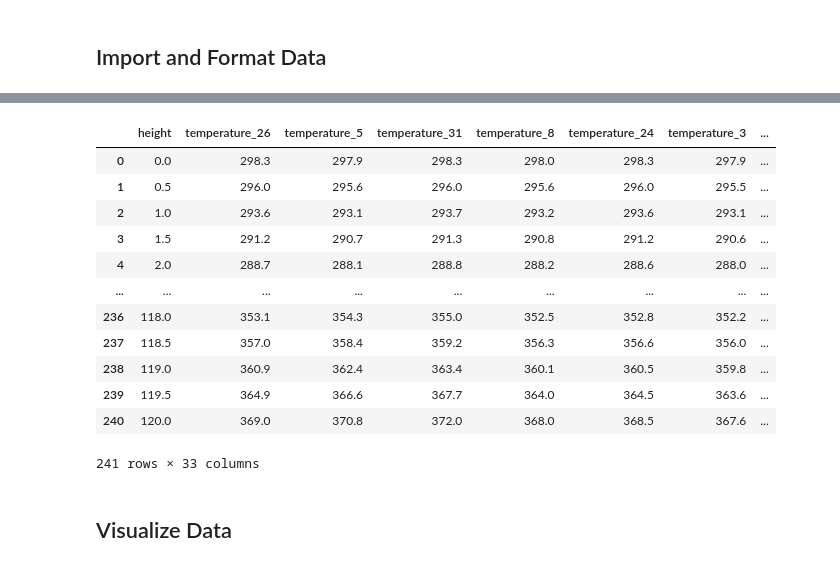
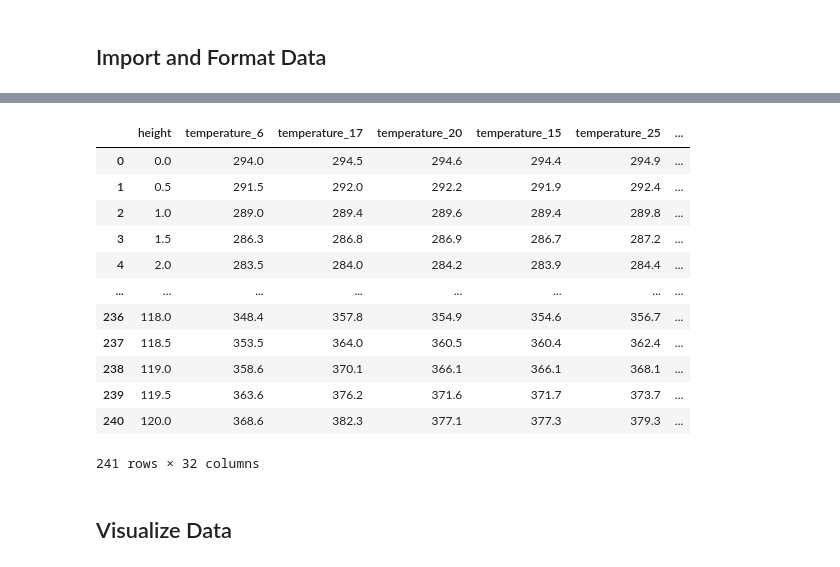
Before and after one commit to alinadevkota/DataViz, a Jupyter notebook: notebooks/load_and_visualize.ipynb, the cells around one changed output, grey strips where cells are left out. Cells and saved outputs as stored; diff of their text form; code cells hidden in the pictures.

```diff
--- a/notebooks/load_and_visualize.ipynb
+++ b/notebooks/load_and_visualize.ipynb
@@ -4,43 +31,52 @@
 import os
 import pandas as pd
 # %%
-data_dir = "./data"
-month_dfs = {}
-for month_dir in os.listdir(data_dir):
-    month_dir_path = os.path.join(data_dir, month_dir)
-    month_name = "".join([x for x in month_dir if not x.isdigit()])
+data_dir = "./data" # path to data directory
+month_dfs = {} # dictionary to store dataframe for each month
 
-    for i, day_file in enumerate(os.listdir(month_dir_path)):
-        day_file_path = os.path.join(month_dir_path, day_file)
-        day = "".join([x for x in day_file if x.isdigit()])
-        df = pd.read_csv(day_file_path, sep="  ", header=None, names=['height', f'temperature_{day}'])
+for month_dir in os.listdir(data_dir): # find all folders for each month
+    month_dir_path = os.path.join(data_dir, month_dir) # get path to each month folder
+    month_name = "".join([x for x in month_dir if not x.isdigit()]) # extract only the name of the month
+
+    for i, day_file in enumerate(os.listdir(month_dir_path)): # find all data files for a month
+        day_file_path = os.path.join(month_dir_path, day_file) # get path to each data file containing data for each day
+        day = "".join([x for x in day_file if x.isdigit()]) # get the day number
+
+        df = pd.read_csv(day_file_path, sep="  ", header=None,
+                         names=['height', f'temperature_{day}']) # read the files, the files contain no header,
+                                                                # thus the columns are given names manually,
+                                                                # It was found that there were two spaces between data of
+                                                                # two columns thus sep was set to "  ".
 
         if i == 0:
             month_df = df
         else:
-            month_df = pd.merge(month_df, df, on='height')
+            month_df = pd.merge(month_df, df, on='height') # join the dataframes on basis of height
 
+    # extract column names for temperatures
     month_df_columns = month_df.columns
     temperature_columns = [x for x in month_df_columns if 'temperature' in x]
+
+    # get average temperature at a given height for the month
     month_df['avg_temperature'] = month_df[temperature_columns].mean(axis=1)
 
-    month_dfs[month_name] = month_df
+    month_dfs[month_name] = month_df # add the dataframe to the dictionary
 # %%
-month_dfs[0]
+month_dfs["apr"] # sample element of the dictionary
 # %% [output]
-|  | height | temperature_26 | temperature_5 | temperature_31 | temperature_8 | temperature_24 | temperature_3 | ... |
-| 0 | 0.0 | 298.3 | 297.9 | 298.3 | 298.0 | 298.3 | 297.9 | ... |
-| 1 | 0.5 | 296.0 | 295.6 | 296.0 | 295.6 | 296.0 | 295.5 | ... |
-| 2 | 1.0 | 293.6 | 293.1 | 293.7 | 293.2 | 293.6 | 293.1 | ... |
-| 3 | 1.5 | 291.2 | 290.7 | 291.3 | 290.8 | 291.2 | 290.6 | ... |
-| 4 | 2.0 | 288.7 | 288.1 | 288.8 | 288.2 | 288.6 | 288.0 | ... |
-| ... | ... | ... | ... | ... | ... | ... | ... | ... |
-| 236 | 118.0 | 353.1 | 354.3 | 355.0 | 352.5 | 352.8 | 352.2 | ... |
-| 237 | 118.5 | 357.0 | 358.4 | 359.2 | 356.3 | 356.6 | 356.0 | ... |
-| 238 | 119.0 | 360.9 | 362.4 | 363.4 | 360.1 | 360.5 | 359.8 | ... |
-| 239 | 119.5 | 364.9 | 366.6 | 367.7 | 364.0 | 364.5 | 363.6 | ... |
-| 240 | 120.0 | 369.0 | 370.8 | 372.0 | 368.0 | 368.5 | 367.6 | ... |
+|  | height | temperature_6 | temperature_17 | temperature_20 | temperature_15 | temperature_25 | ... |
+| 0 | 0.0 | 294.0 | 294.5 | 294.6 | 294.4 | 294.9 | ... |
+| 1 | 0.5 | 291.5 | 292.0 | 292.2 | 291.9 | 292.4 | ... |
+| 2 | 1.0 | 289.0 | 289.4 | 289.6 | 289.4 | 289.8 | ... |
+| 3 | 1.5 | 286.3 | 286.8 | 286.9 | 286.7 | 287.2 | ... |
+| 4 | 2.0 | 283.5 | 284.0 | 284.2 | 283.9 | 284.4 | ... |
+| ... | ... | ... | ... | ... | ... | ... | ... |
+| 236 | 118.0 | 348.4 | 357.8 | 354.9 | 354.6 | 356.7 | ... |
+| 237 | 118.5 | 353.5 | 364.0 | 360.5 | 360.4 | 362.4 | ... |
+| 238 | 119.0 | 358.6 | 370.1 | 366.1 | 366.1 | 368.1 | ... |
+| 239 | 119.5 | 363.6 | 376.2 | 371.6 | 371.7 | 373.7 | ... |
+| 240 | 120.0 | 368.6 | 382.3 | 377.1 | 377.3 | 379.3 | ... |
-241 rows × 33 columns
+241 rows × 32 columns
 # %% [markdown]
 ## Visualize Data
 # %%
```
Also changed, not shown: parts of 1 cell of this notebook.
